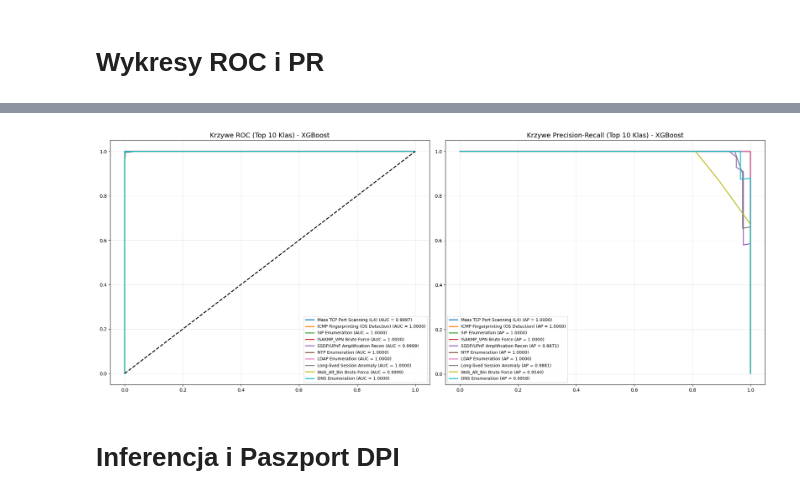
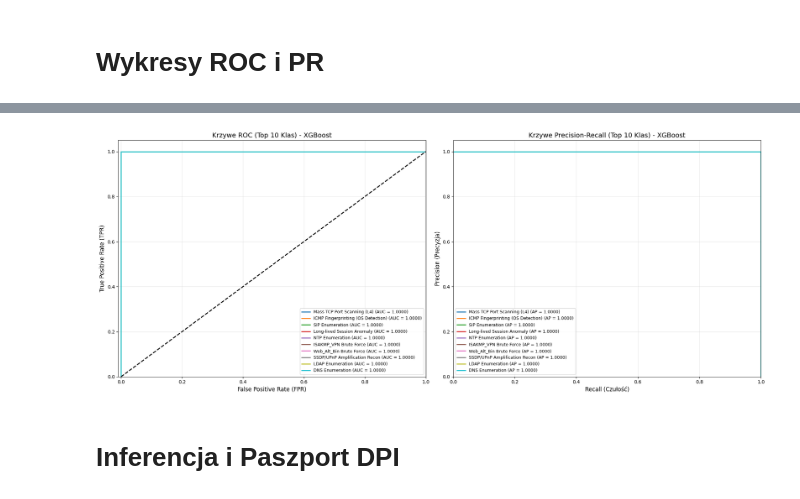
Before and after one commit to GITsciula/semi-supervised-honeypot-ml, a Jupyter notebook: notatniki/04_XGBoost_Classifier.ipynb, the cells around one changed output, grey strips where cells are left out. Drawn from its saved outputs; the diff is of its cells as text; code cells hidden in the pictures.

Commit message:
Poprawa kodu RF i XGBoost

```diff
--- a/notatniki/04_XGBoost_Classifier.ipynb
+++ b/notatniki/04_XGBoost_Classifier.ipynb
@@ -72,64 +136,95 @@ print("[+] Model XGBoost gotowy i uzbrojony!")
 # %% [markdown]
 # Wykresy ROC i PR
 # %%
-from sklearn.model_selection import train_test_split
-from sklearn.metrics import roc_curve, auc, precision_recall_curve, average_precision_score
-from sklearn.preprocessing import label_binarize
 import matplotlib.pyplot as plt
 import seaborn as sns
+from sklearn.metrics import roc_curve, auc, precision_recall_curve, average_precision_score, classification_report
+from sklearn.preprocessing import label_binarize
 import os
+import numpy as np
+import pandas as pd
 
 print("="*80)
-print(">>> KROK 2: EWALUACJA XGBOOST (ROC / PR CURVES) <<<")
+print(">>> KROK 2: EWALUACJA WEWNĘTRZNA I WIZUALIZACJA (XGBOOST) <<<")
 print("="*80)
 
 output_dir = '../wykresy'
 if not os.path.exists(output_dir): os.makedirs(output_dir)
 
-X_train_ev, X_test_ev, y_train_ev, y_test_ev = train_test_split(
-    X_train, y_train_encoded, test_size=0.20, random_state=42, stratify=y_train_encoded
-)
+# 1. RAPORT KLASYFIKACJI (TABELA F1-SCORE Z DEKODOWANIEM ETYKIET)
+print("[*] Generowanie raportu klasyfikacji (Precision, Recall, F1-Score)...")
+y_pred_encoded = xgb_clf.predict(X_val)
 
-# Model ewaluacyjny
-xgb_eval = xgb.XGBClassifier(n_estimators=100, learning_rate=0.1, max_depth=6, random_state=42, n_jobs=-1)
-sample_weights_ev = compute_sample_weight(class_weight='balanced', y=y_train_ev)
-xgb_eval.fit(X_train_ev, y_train_ev, sample_weight=sample_weights_ev)
+# Tłumaczymy cyferki z powrotem na nazwy ataków, żeby tabela była ludzka
+y_val_decoded = le_target.inverse_transform(y_val)
+y_pred_decoded = le_target.inverse_transform(y_pred_encoded)
 
-# Metryki
-classes_num = xgb_eval.classes_
-y_test_bin = label_binarize(y_test_ev, classes=classes_num)
-n_classes = y_test_bin.shape[1]
-y_score = xgb_eval.predict_proba(X_test_ev)
+print("\n" + "="*80)
+print(f"{'RAPORT KLASYFIKACJI - XGBOOST':^80}")
+print("="*80)
+print(classification_report(y_val_decoded, y_pred_decoded, digits=4))
+print("="*80 + "\n")
 
-fpr, tpr, roc_auc, precision, recall, average_precision = dict(), dict(), dict(), dict(), dict(), dict()
+# 2. POBIERANIE WYNIKÓW DO WYKRESÓW
+classes_encoded = xgb_clf.classes_
+y_val_bin = label_binarize(y_val, classes=classes_encoded)
+n_classes = y_val_bin.shape[1]
 
+print("[*] Generowanie krzywych ROC i PR dla zbioru walidacyjnego...")
+y_score = xgb_clf.predict_proba(X_val)
+
+fpr, tpr, roc_auc = dict(), dict(), dict()
+precision, recall, average_precision = dict(), dict(), dict()
+
+# Obliczanie metryk dla każdej zakodowanej klasy
 for i in range(n_classes):
-    fpr[i], tpr[i], _ = roc_curve(y_test_bin[:, i], y_score[:, i])
+    fpr[i], tpr[i], _ = roc_curve(y_val_bin[:, i], y_score[:, i])
     roc_auc[i] = auc(fpr[i], tpr[i])
-    precision[i], recall[i], _ = precision_recall_curve(y_test_bin[:, i], y_score[:, i])
-    average_precision[i] = average_precision_score(y_test_bin[:, i], y_score[:, i])
+    precision[i], recall[i], _ = precision_recall_curve(y_val_bin[:, i], y_score[:, i])
+    average_precision[i] = average_precision_score(y_val_bin[:, i], y_score[:, i])
 
-top_classes_names = df_train['Refined_Label'].value_counts().head(10).index
-top_classes_idx = le_target.transform(top_classes_names)
-colors = sns.color_palette("tab10", len(top_classes_idx))
+# Inteligentne wyciąganie nazw Top 10
+top_classes_encoded = pd.Series(y_val).value_counts().head(10).index
+colors = sns.color_palette("tab10", len(top_classes_encoded))
 
+# 3. RYSOWANIE WYKRESÓW
 fig, (ax1, ax2) = plt.subplots(1, 2, figsize=(20, 8))
 
-for idx, color, name in zip(top_classes_idx, colors, top_classes_names):
-    ax1.plot(fpr[idx], tpr[idx], color=color, lw=2, label=f'{name} (AUC = {roc_auc[idx]:.4f})')
+# --- [A] Krzywa ROC ---
+for enc_label, color in zip(top_classes_encoded, colors):
+    col_idx = np.where(classes_encoded == enc_label)[0][0] # Szukamy indeksu kolumny
+    class_name = le_target.inverse_transform([enc_label])[0] # ODKODOWANIE nazwy!
+
+    ax1.plot(fpr[col_idx], tpr[col_idx], color=color, lw=2, label=f'{class_name} (AUC = {roc_auc[col_idx]:.4f})')
+
 ax1.plot([0, 1], [0, 1], 'k--', lw=2)
+ax1.set_xlim([-0.01, 1.0])
+ax1.set_ylim([0.0, 1.05])
+ax1.set_xlabel('False Positive Rate (FPR)', fontsize=12)
+ax1.set_ylabel('True Positive Rate (TPR)', fontsize=12)
 ax1.set_title('Krzywe ROC (Top 10 Klas) - XGBoost', fontsize=14)
 ax1.legend(loc="lower right", fontsize=9)
 ax1.grid(alpha=0.3)
 
-for idx, color, name in zip(top_classes_idx, colors, top_classes_names):
-    ax2.plot(recall[idx], precision[idx], color=color, lw=2, label=f'{name} (AP = {average_precision[idx]:.4f})')
+# --- [B] Krzywa Precision-Recall ---
+for enc_label, color in zip(top_classes_encoded, colors):
+    col_idx = np.where(classes_encoded == enc_label)[0][0]
+    class_name = le_target.inverse_transform([enc_label])[0] # ODKODOWANIE nazwy!
+
+    ax2.plot(recall[col_idx], precision[col_idx], color=color, lw=2, label=f'{class_name} (AP = {average_precision[col_idx]:.4f})')
+
+ax2.set_xlim([0.0, 1.0])
+ax2.set_ylim([0.0, 1.05])
+ax2.set_xlabel('Recall (Czułość)', fontsize=12)
+ax2.set_ylabel('Precision (Precyzja)', fontsize=12)
 ax2.set_title('Krzywe Precision-Recall (Top 10 Klas) - XGBoost', fontsize=14)
 ax2.legend(loc="lower left", fontsize=9)
 ax2.grid(alpha=0.3)
 
 plt.tight_layout()
-plt.savefig(os.path.join(output_dir, '10_xgboost_roc_pr_curves.png'), dpi=300)
+file_path = os.path.join(output_dir, '10_xgb_roc_pr_curves.png')
+plt.savefig(file_path, dpi=300)
+print(f"[+] SUKCES! Zapisano wykresy w: {file_path}")
 plt.show()
 # %% [output]
 ================================================================================
@@ -138,4 +247,4 @@ plt.show()
-[figure, old version]
+[figure, new version]
 # %% [markdown]
 # Inferencja i Paszport DPI
 # %%
```
Also changed, not shown: parts of 3 cells of this notebook, 7 other files.
